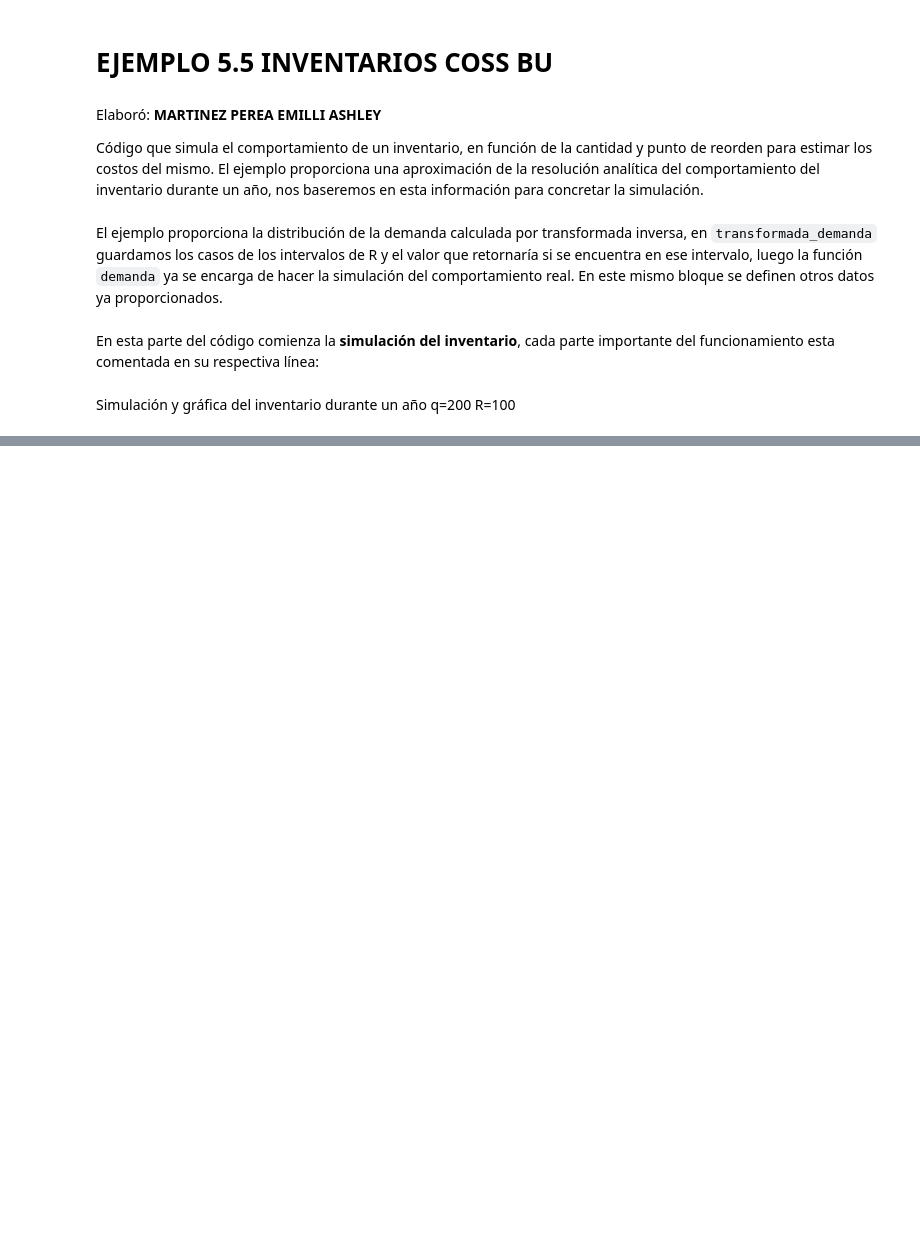
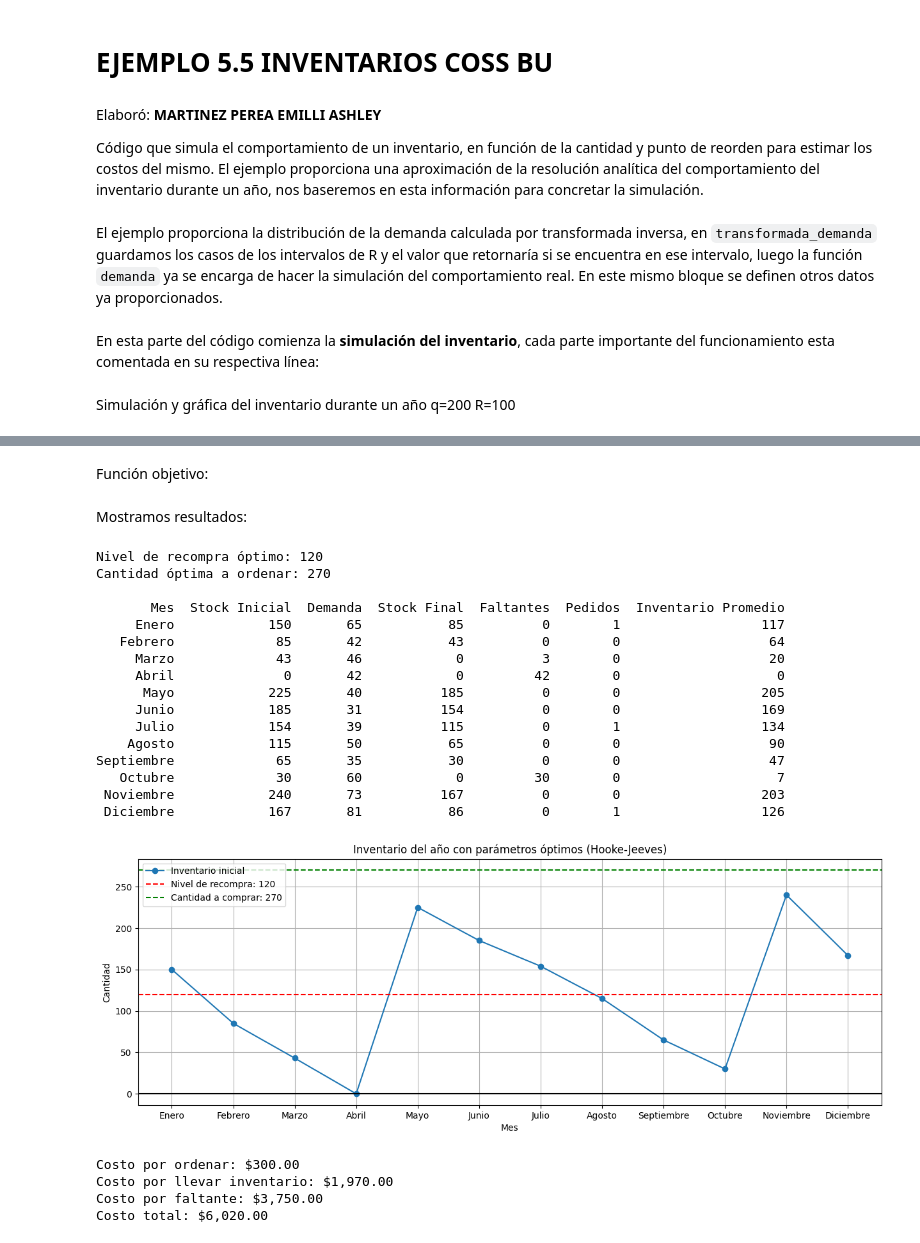
Before and after one commit to EmilliAshleyMartinez/SIMULACION-1, a Jupyter notebook: EJEMPLO55_COSSBU_MTZPEREA.ipynb, the cells around one changed output, grey strips where cells are left out. Cells and saved outputs as stored; diff of their text form; code cells hidden in the pictures; blank space fills up the shorter version.

```diff
--- a/EJEMPLO55_COSSBU_MTZPEREA.ipynb
+++ b/EJEMPLO55_COSSBU_MTZPEREA.ipynb
@@ -203,0 +232,62 @@ plt.show()
+# %% [markdown]
+Función objetivo:
+# %%
+#funcion objetivo de costos obtenida de nuestra función de inventario
+def objetivo(x):
+    R, q = int(x[0]), int(x[1])
+    _, costos = inventario(150, R, q, 20)
+    return costos["Costo_Total"].mean()
+
+#ejecutamos método con función objetivo y sustituimos los valores optimos obtenidos en la función de inventario
+optimos = hooke_jeeves(objetivo, [80, 150], salto=20, epsilon=5)
+R_opt, q_opt = int(optimos[0]), int(optimos[1])
+data, costos = inventario(150, R_opt, q_opt, 1)
+# %% [markdown]
+Mostramos resultados:
+# %%
+#valores óptimos
+print(f"\nNivel de recompra óptimo: {R_opt}")
+print(f"Cantidad óptima a ordenar: {q_opt}\n")
+print(data.to_string(index=False))
+
+#grafica
+plt.figure(figsize=(15, 5))
+plt.plot(data["Stock Inicial"], marker="o", label="Inventario inicial")
+plt.axhline(y=R_opt, color="r", linestyle="--", label=f"Nivel de recompra: {R_opt}")
+plt.axhline(y=q_opt, color="g", linestyle="--", label=f"Cantidad a comprar: {q_opt}")
+plt.axhline(y=0, color="k")
+plt.xlabel("Mes")
+plt.ylabel("Cantidad")
+plt.title("Inventario del año con parámetros óptimos (Hooke-Jeeves)")
+plt.legend()
+plt.grid(True)
+plt.xticks(range(12), meses)
+plt.show()
+
+#costos
+print(f"Costo por ordenar: ${costos['Costo_Pedido'].mean():,.2f}")
+print(f"Costo por llevar inventario: ${costos['Costo_Almacenamiento'].mean():,.2f}")
+print(f"Costo por faltante: ${costos['Costo_Faltantes'].mean():,.2f}")
+print(f"Costo total: ${costos['Costo_Total'].mean():,.2f}")
+# %% [output]
+Nivel de recompra óptimo: 120
+Cantidad óptima a ordenar: 270
+
+       Mes  Stock Inicial  Demanda  Stock Final  Faltantes  Pedidos  Inventario Promedio
+     Enero            150       65           85          0        1                  117
+   Febrero             85       42           43          0        0                   64
+     Marzo             43       46            0          3        0                   20
+     Abril              0       42            0         42        0                    0
+      Mayo            225       40          185          0        0                  205
+     Junio            185       31          154          0        0                  169
+     Julio            154       39          115          0        1                  134
+    Agosto            115       50           65          0        0                   90
+Septiembre             65       35           30          0        0                   47
+   Octubre             30       60            0         30        0                    7
+ Noviembre            240       73          167          0        0                  203
+ Diciembre            167       81           86          0        1                  126
+[figure, added]
+Costo por ordenar: $300.00
+Costo por llevar inventario: $1,970.00
+Costo por faltante: $3,750.00
+Costo total: $6,020.00
```
Also changed, not shown: parts of 11 cells of this notebook.
